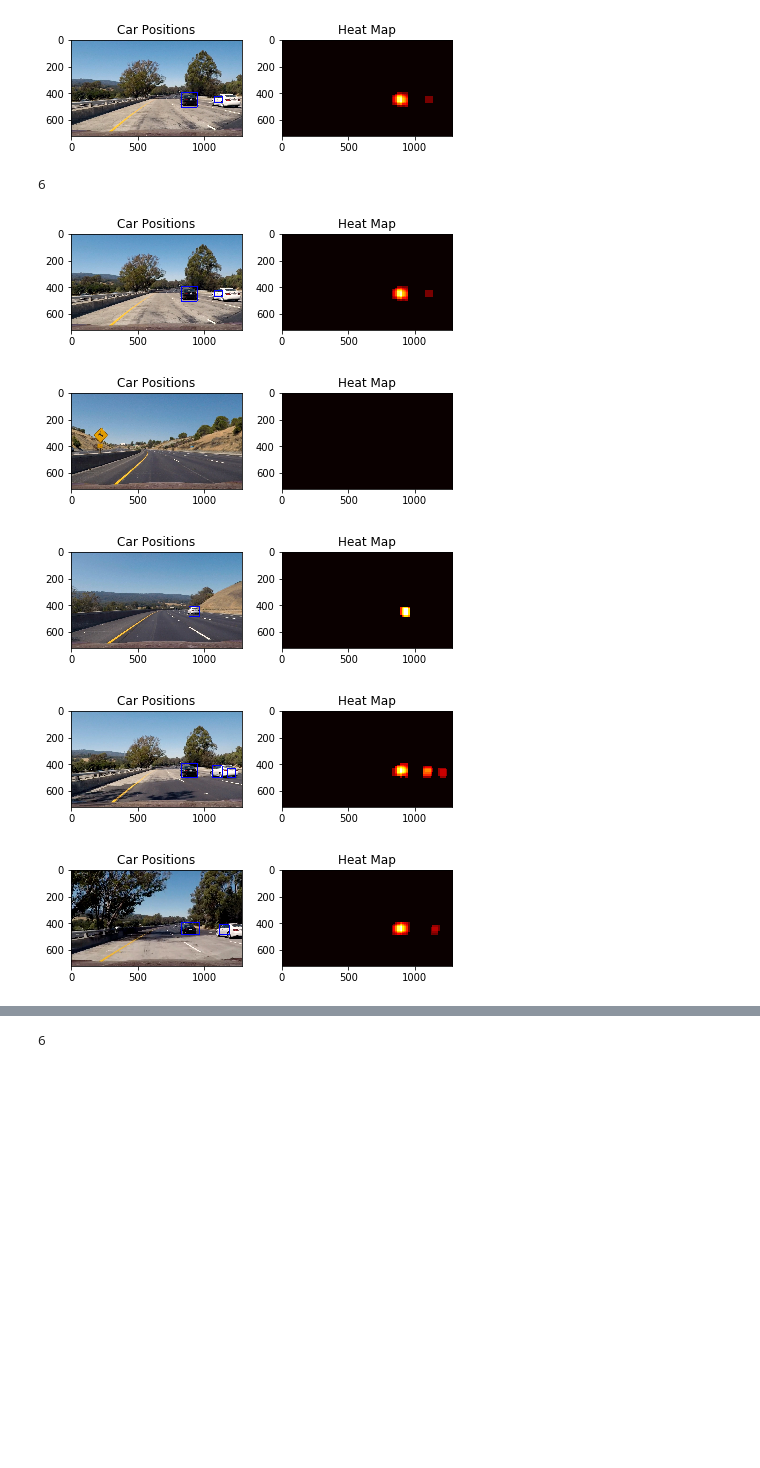
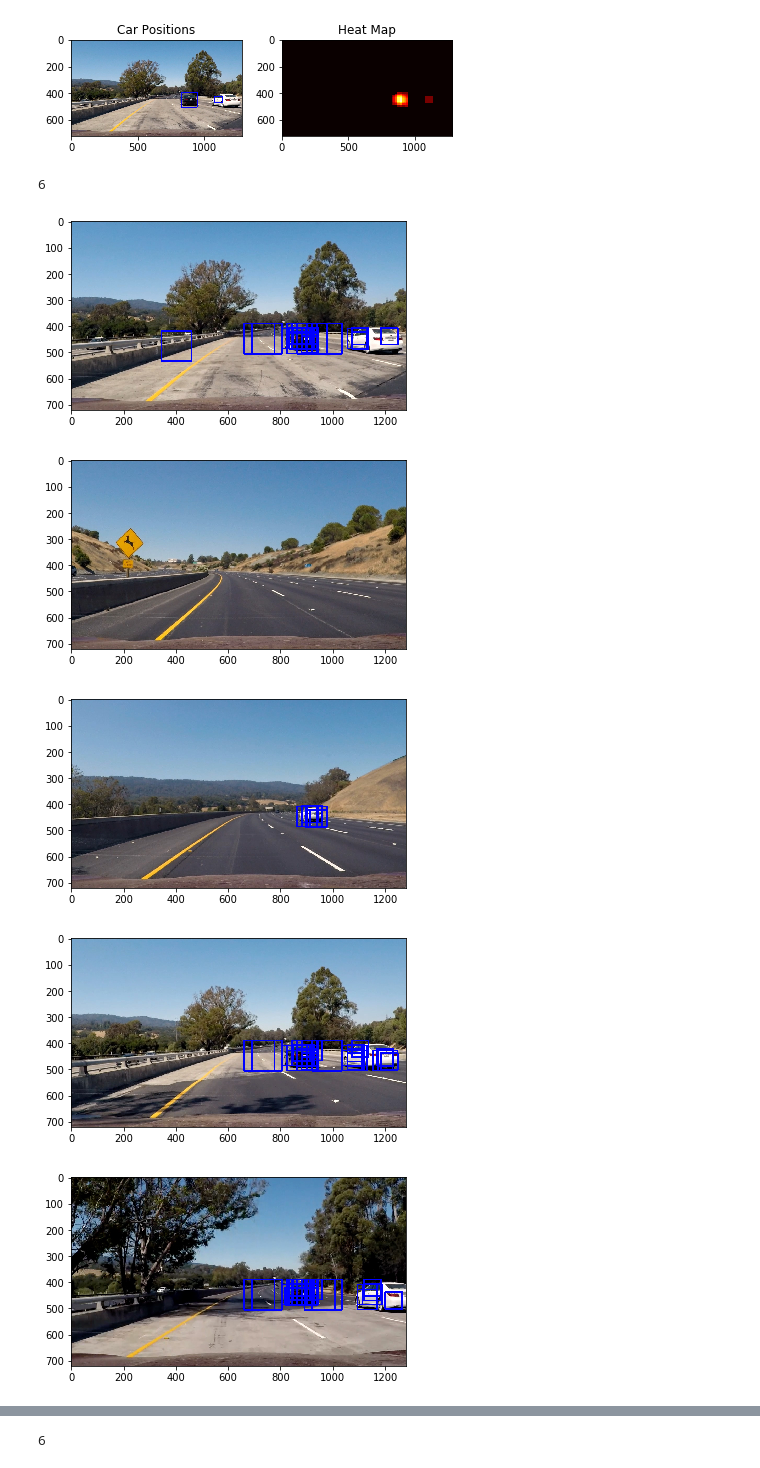
Before and after one commit to ksepehri/CarND-Vehicle-Detection, a Jupyter notebook: vehicle_detection.ipynb, the cells around one changed output, grey strips where cells are left out. Drawn from its saved outputs; the diff is of its cells as text; code cells hidden in the pictures; blank space fills up the shorter version.

Commit message:
minor changes for writeup images

```diff
--- a/vehicle_detection.ipynb
+++ b/vehicle_detection.ipynb
@@ -717,42 +717,42 @@ fig.tight_layout()
 test_imgs = glob.glob('test_images/*')
 print(len(test_imgs))
 heat = None
 for img_dir in test_imgs:
     t_img = cv2.imread(img_dir)
     t_img = cv2.cvtColor(t_img, cv2.COLOR_BGR2RGB)
 
     out_img, heat = find_cars(t_img, ystart, ystop, scale, svc, X_scaler, orient, pix_per_cell, cell_per_block, spatial_size, hist_bins)
 
     # heatmap = apply_threshold(heatmap,1)
     # plt.imshow(heat)
 
 
     # Apply threshold to help remove false positives
     heat = apply_threshold(heat,2)
 
     # Visualize the heatmap when displaying
     heatmap = np.clip(heat, 0, 255)
 
     # Find final boxes from heatmap using label function
     labels = label(heatmap)
 
     draw_img = draw_labeled_bboxes(np.copy(t_img), labels)
 
 #     plt.figure()
 #     plt.imshow(draw_img)
 
     fig = plt.figure()
-    plt.subplot(121)
-    plt.imshow(draw_img)
-    plt.title('Car Positions')
-    plt.subplot(122)
-    plt.imshow(heatmap, cmap='hot')
-    plt.title('Heat Map')
-    fig.tight_layout()
+#     plt.subplot(121)
+    plt.imshow(out_img)
+#     plt.title('Car Positions')
+#     plt.subplot(122)
+#     plt.imshow(heatmap, cmap='hot')
+#     plt.title('Heat Map')
+#     fig.tight_layout()
 # %% [output]
 6
-[figure, old version]
+[figure, new version]
-[figure, old version]
+[figure, new version]
-[figure, old version]
+[figure, new version]
-[figure, old version]
+[figure, new version]
-[figure, old version]
+[figure, new version]
```
Also changed, not shown: parts of 1 cell of this notebook, 2 other files.
